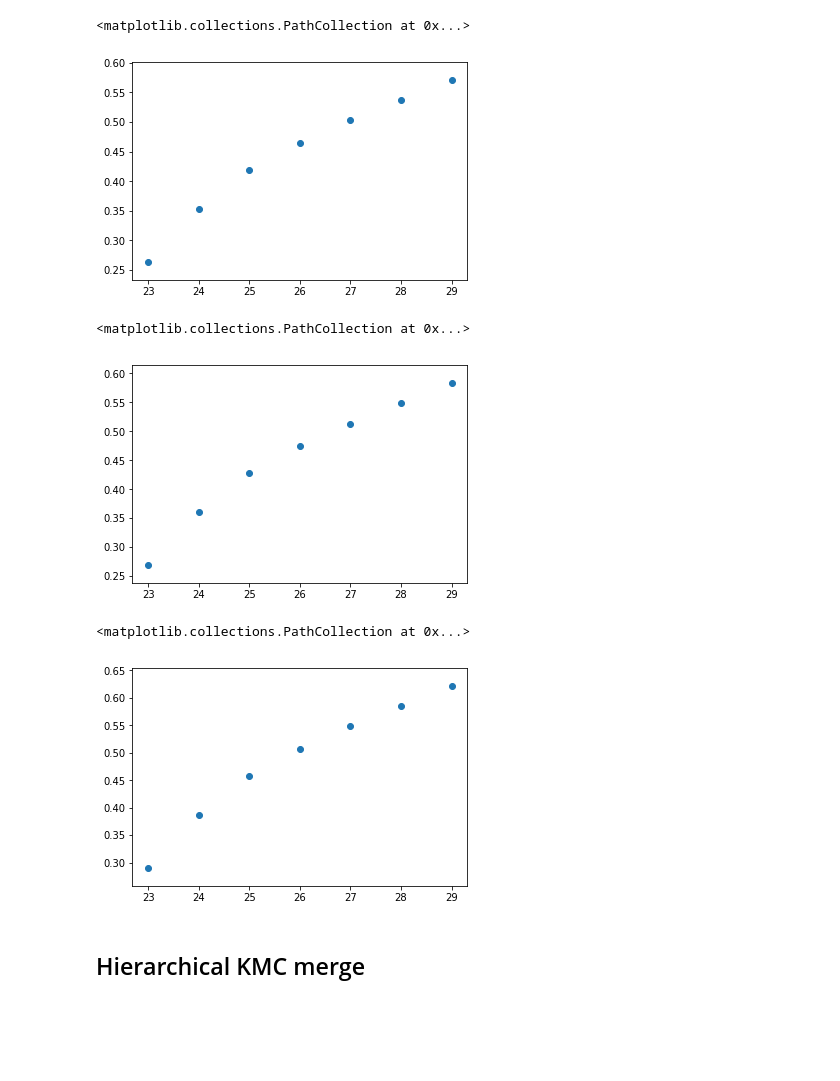
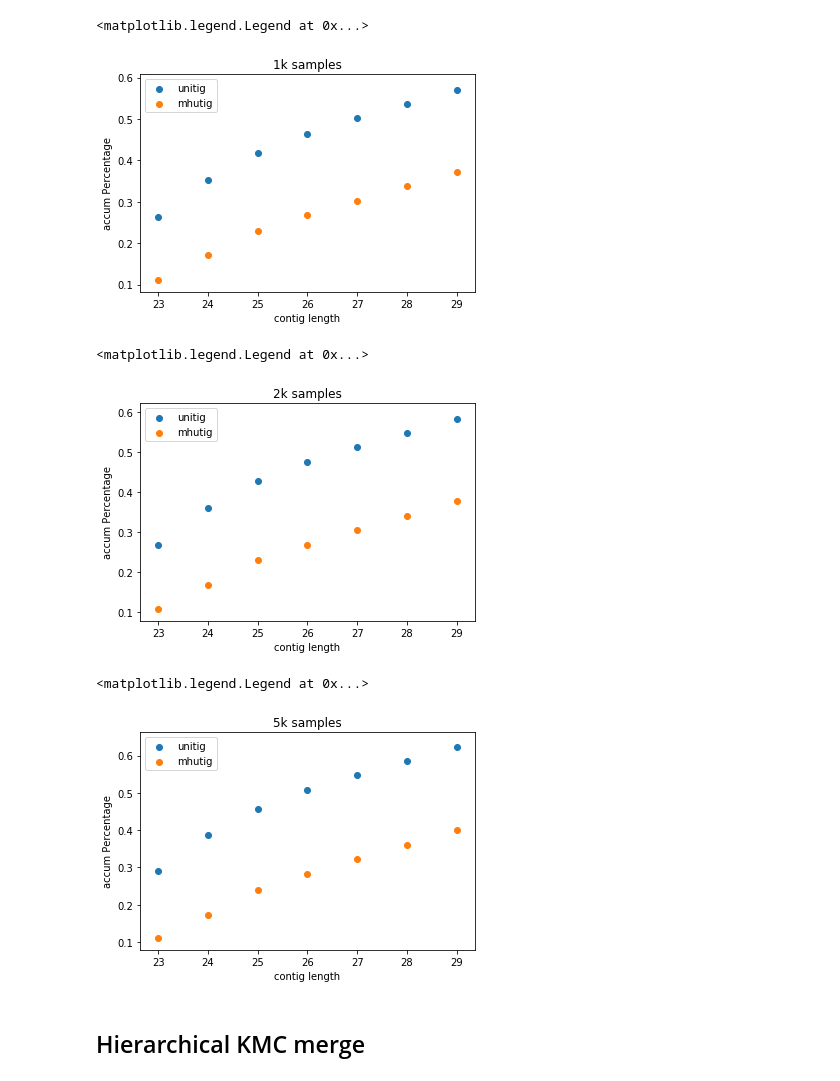
Before and after one commit to fataltes/quickNBs, a Jupyter notebook: sski.ipynb, the cells around one changed output. Drawn from its saved outputs; the diff is of its cells as text; code cells hidden in the pictures; blank space fills up the shorter version.

```diff
--- a/sski.ipynb
+++ b/sski.ipynb
@@ -46,14 +74,27 @@ plt.scatter(limited['length'], limited['accumCount']/totalContigs)
 # %%
 totalContigs=244077866
 d1k = pd.read_csv("/mnt/scratch1/fatemeh/mantis-recomb/tmp1k", sep=" ", header=None)
 d1k.columns = ['count', 'length']
 limited=d1k[d1k['length'] < 30]
-limited = limited.sort_values('count', ascending=False)
+limited = limited.sort_values('length', ascending=True)
 limited['accumCount']=limited['count'].cumsum()
 plt.scatter(limited['length'], limited['accumCount']/totalContigs)
+
+totalContigs=131171855
+nd200 = pd.read_csv("/mnt/scratch1/fatemeh/mantis-recomb/indices/nobbb_mantis_1k_k23.idx/cnt_mhutig.out", sep=" ", header=None)
+nd200.columns = ['count', 'length']
+limited=nd200[nd200['length'] < 30]
+limited = limited.sort_values('length', ascending=True)
+limited['accumCount']=limited['count'].cumsum()
+plt.scatter(limited['length'], limited['accumCount']/totalContigs)
+
+plt.title('1k samples')
+plt.ylabel('accum Percentage')
+plt.xlabel('contig length')
+plt.legend(['unitig', 'mhutig'])
 # %% [output]
-<matplotlib.collections.PathCollection at 0x...>
+<matplotlib.legend.Legend at 0x...>
-[figure, old version]
+[figure, new version]
 # %%
 totalContigs=436274203
 d2k = pd.read_csv("/mnt/scratch1/fatemeh/mantis-recomb/tmp2k", sep=" ", header=None)
@@ -62,20 +103,47 @@ limited=d2k[d2k['length'] < 30]
 limited = limited.sort_values('count', ascending=False)
 limited['accumCount']=limited['count'].cumsum()
 plt.scatter(limited['length'], limited['accumCount']/totalContigs)
+
+totalContigs=229401504
+nd200 = pd.read_csv("/mnt/scratch1/fatemeh/mantis-recomb/indices/nobbb_mantis_2k_k23.idx/cnt_mhutig.out", sep=" ", header=None)
+nd200.columns = ['count', 'length']
+limited=nd200[nd200['length'] < 30]
+limited = limited.sort_values('length', ascending=True)
+limited['accumCount']=limited['count'].cumsum()
+plt.scatter(limited['length'], limited['accumCount']/totalContigs)
+
+plt.title('2k samples')
+plt.ylabel('accum Percentage')
+plt.xlabel('contig length')
+plt.legend(['unitig', 'mhutig'])
 # %% [output]
-<matplotlib.collections.PathCollection at 0x...>
+<matplotlib.legend.Legend at 0x...>
-[figure, old version]
+[figure, new version]
 # %%
 totalContigs=985528081
 d5k = pd.read_csv("/mnt/scratch1/fatemeh/mantis-recomb/tmp5k", sep=" ", header=None)
 d5k.columns = ['count', 'length']
 limited=d5k[d5k['length'] < 30]
-limited = limited.sort_values('count', ascending=False)
+limited = limited.sort_values('length', ascending=True)
 limited['accumCount']=limited['count'].cumsum()
 plt.scatter(limited['length'], limited['accumCount']/totalContigs)
+
+
+totalContigs=492119574
+nd200 = pd.read_csv("/mnt/scratch1/fatemeh/mantis-recomb/indices/nobbb_mantis_5k_k23.idx/cnt_mhutig.out", sep=" ", header=None)
+nd200.columns = ['count', 'length']
+limited=nd200[nd200['length'] < 30]
+limited = limited.sort_values('length', ascending=True)
+limited['accumCount']=limited['count'].cumsum()
+plt.scatter(limited['length'], limited['accumCount']/totalContigs)
+
+plt.title('5k samples')
+plt.ylabel('accum Percentage')
+plt.xlabel('contig length')
+plt.legend(['unitig', 'mhutig'])
 # %% [output]
-<matplotlib.collections.PathCollection at 0x...>
+<matplotlib.legend.Legend at 0x...>
-[figure, old version]
+[figure, new version]
 # %% [markdown]
 ## Hierarchical KMC merge
 # %%
```
Also changed, not shown: parts of 3 cells of this notebook.
